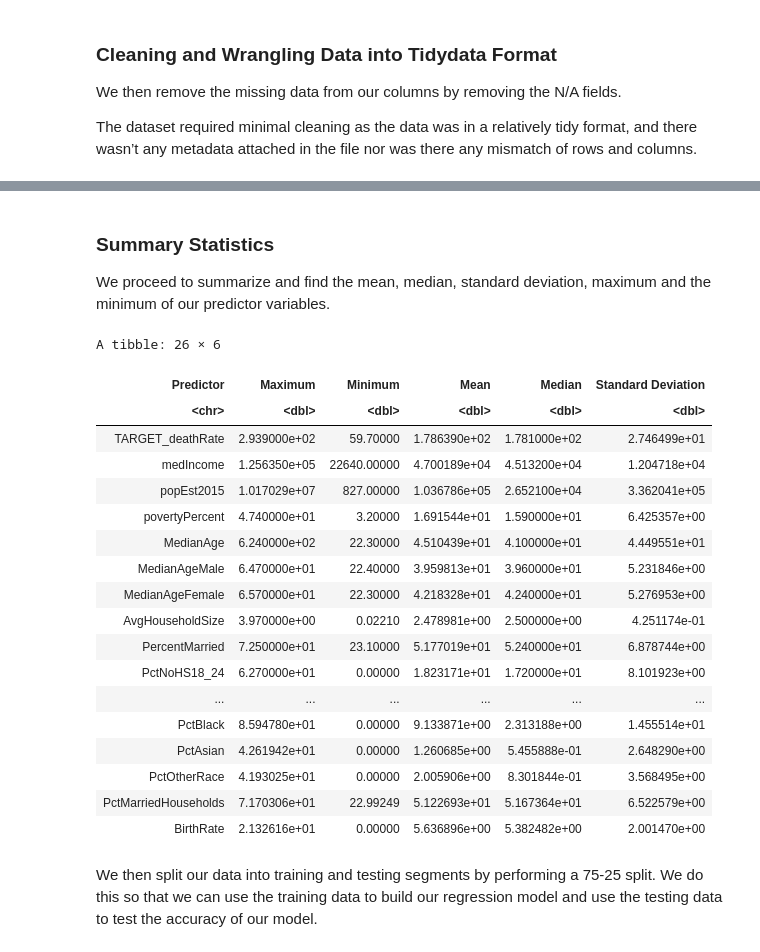
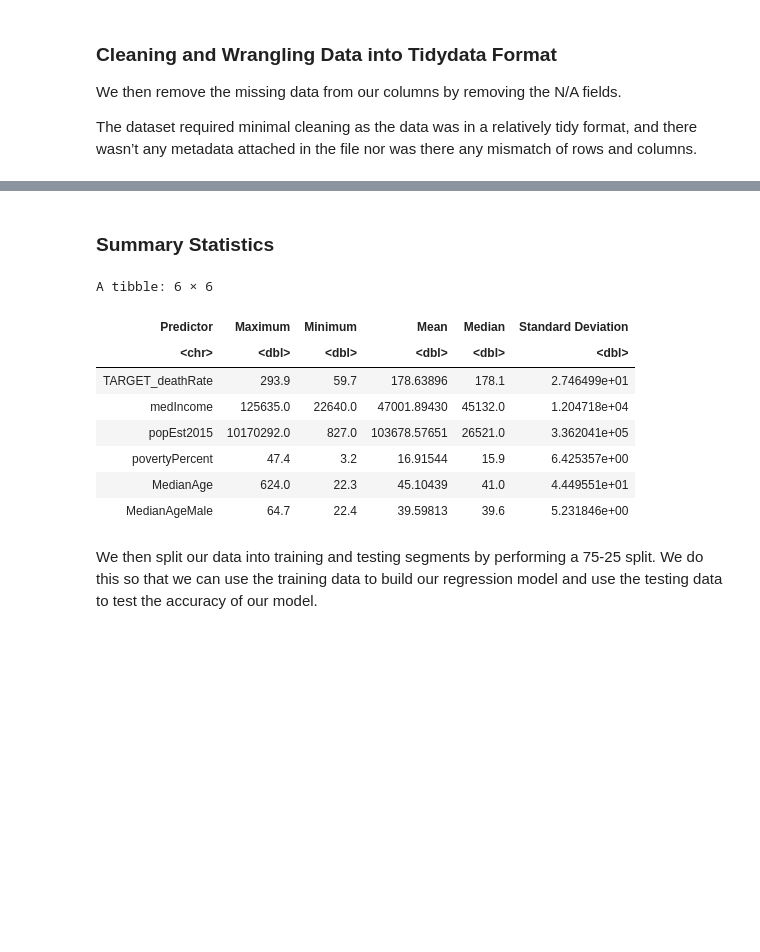
Before and after one commit to caswellbrett/CancerMortalityPrediction, a Jupyter notebook: Report.ipynb, the cells around one changed output, grey strips where cells are left out. Saved outputs shown, nothing was run; the diff lists cells and outputs as text; code cells hidden in the pictures; blank space fills up the shorter version.

```diff
--- a/Report.ipynb
+++ b/Report.ipynb
@@ -96,70 +98,58 @@ A tibble: 6 × 26
 | 176.0 | 52313 | 61023 | 15.6 | 45.4 | 43.5 | 48.0 | ... |
 # %% [markdown]
 ### Summary Statistics
-
-We proceed to summarize and find the mean, median, standard deviation, maximum and the minimum of our predictor variables.
 # %%
 cancer_sd <- cancer_clean |>
     select(TARGET_deathRate:BirthRate) |>
-    map_df(sd) # calculate standard deviation for each column
+    map_df(sd)
 cancer_mean <- cancer_clean |>
     select(TARGET_deathRate:BirthRate) |>
-    map_df(mean) # calculate mean for each column
+    map_df(mean)
 cancer_median <- cancer_clean |>
     select(TARGET_deathRate:BirthRate) |>
-    map_df(median) # calculate median for each column
+    map_df(median)
 cancer_max <- cancer_clean |>
     select(TARGET_deathRate:BirthRate) |>
-    map_df(max) # calculate max for each column
+    map_df(max)
 cancer_min <- cancer_clean |>
     select(TARGET_deathRate:BirthRate) |>
-    map_df(min) # calculate min for each column
+    map_df(min)
 cancer_sd <- pivot_longer(cancer_sd,
   cols = TARGET_deathRate:BirthRate,
   names_to = "Predictor",
   values_to = "SD")
 cancer_mean <- pivot_longer(cancer_mean,
   cols = TARGET_deathRate:BirthRate,
   names_to = "Predictor",
   values_to = "Mean")
 cancer_median <- pivot_longer(cancer_median,
   cols = TARGET_deathRate:BirthRate,
   names_to = "Predictor",
   values_to = "Median")
 cancer_max <- pivot_longer(cancer_max,
   cols = TARGET_deathRate:BirthRate,
   names_to = "Predictor",
   values_to = "Maximum")
 cancer_min <- pivot_longer(cancer_min,
   cols = TARGET_deathRate:BirthRate,
   names_to = "Predictor",
   values_to = "Minimum")
 cancer_summary<- cancer_max
 cancer_summary <- cancer_summary |> mutate("Minimum" = cancer_min$Minimum,
                                            "Mean" = cancer_mean$Mean,
                                            "Median" = cancer_median$Median,
                                            "Standard Deviation" = cancer_sd$SD )
-cancer_summary
+head(cancer_summary)
 # %% [output]
-A tibble: 26 × 6
+A tibble: 6 × 6
 | Predictor | Maximum | Minimum | Mean | Median | Standard Deviation |
 | <chr> | <dbl> | <dbl> | <dbl> | <dbl> | <dbl> |
-| TARGET_deathRate | 2.939000e+02 | 59.70000 | 1.786390e+02 | 1.781000e+02 | 2.746499e+01 |
-| medIncome | 1.256350e+05 | 22640.00000 | 4.700189e+04 | 4.513200e+04 | 1.204718e+04 |
-| popEst2015 | 1.017029e+07 | 827.00000 | 1.036786e+05 | 2.652100e+04 | 3.362041e+05 |
-| povertyPercent | 4.740000e+01 | 3.20000 | 1.691544e+01 | 1.590000e+01 | 6.425357e+00 |
-| MedianAge | 6.240000e+02 | 22.30000 | 4.510439e+01 | 4.100000e+01 | 4.449551e+01 |
-| MedianAgeMale | 6.470000e+01 | 22.40000 | 3.959813e+01 | 3.960000e+01 | 5.231846e+00 |
-| MedianAgeFemale | 6.570000e+01 | 22.30000 | 4.218328e+01 | 4.240000e+01 | 5.276953e+00 |
-| AvgHouseholdSize | 3.970000e+00 | 0.02210 | 2.478981e+00 | 2.500000e+00 | 4.251174e-01 |
-| PercentMarried | 7.250000e+01 | 23.10000 | 5.177019e+01 | 5.240000e+01 | 6.878744e+00 |
-| PctNoHS18_24 | 6.270000e+01 | 0.00000 | 1.823171e+01 | 1.720000e+01 | 8.101923e+00 |
-| ... | ... | ... | ... | ... | ... |
-| PctBlack | 8.594780e+01 | 0.00000 | 9.133871e+00 | 2.313188e+00 | 1.455514e+01 |
-| PctAsian | 4.261942e+01 | 0.00000 | 1.260685e+00 | 5.455888e-01 | 2.648290e+00 |
-| PctOtherRace | 4.193025e+01 | 0.00000 | 2.005906e+00 | 8.301844e-01 | 3.568495e+00 |
-| PctMarriedHouseholds | 7.170306e+01 | 22.99249 | 5.122693e+01 | 5.167364e+01 | 6.522579e+00 |
-| BirthRate | 2.132616e+01 | 0.00000 | 5.636896e+00 | 5.382482e+00 | 2.001470e+00 |
+| TARGET_deathRate | 293.9 | 59.7 | 178.63896 | 178.1 | 2.746499e+01 |
+| medIncome | 125635.0 | 22640.0 | 47001.89430 | 45132.0 | 1.204718e+04 |
+| popEst2015 | 10170292.0 | 827.0 | 103678.57651 | 26521.0 | 3.362041e+05 |
+| povertyPercent | 47.4 | 3.2 | 16.91544 | 15.9 | 6.425357e+00 |
+| MedianAge | 624.0 | 22.3 | 45.10439 | 41.0 | 4.449551e+01 |
+| MedianAgeMale | 64.7 | 22.4 | 39.59813 | 39.6 | 5.231846e+00 |
 # %% [markdown]
 We then split our data into training and testing segments by performing a 75-25 split. We do this so that we can use the training data to build our regression model and use the testing data to test the accuracy of our model.
 # %%
```
Also changed, not shown: parts of 14 cells of this notebook.
